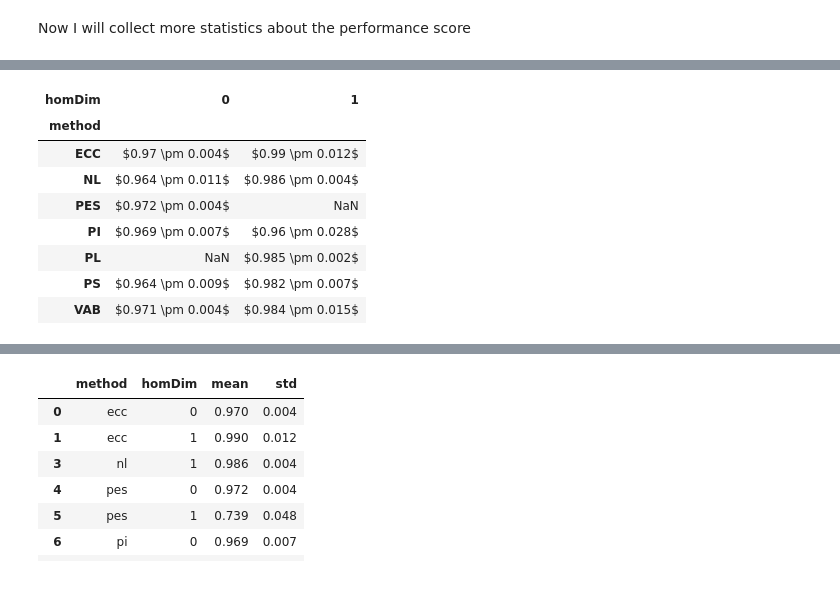
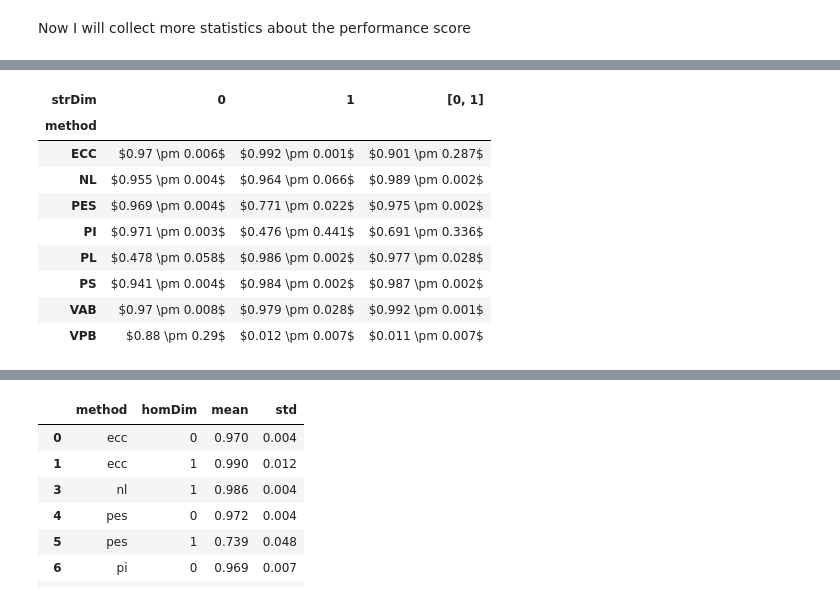
Before and after one commit to ALuchinsky/vpb_python, a Jupyter notebook: python/test_TDAvectorizer.ipynb, the cells around one changed output, grey strips where cells are left out. Cells and saved outputs as stored; diff of their text form; code cells hidden in the pictures.

```diff
--- a/python/test_TDAvectorizer.ipynb
+++ b/python/test_TDAvectorizer.ipynb
@@ -379,0 +337,7 @@ Saving figure to ../paper/figs/cor_plt.png
+# %%
+for i, method in enumerate(methodList):
+    ax = plt.subplot(3, 3, i+1)
+    computeScore(vect2, ratList, method, homDim = 1, plot = True, ax = ax, seed = 42)
+plt.suptitle("Dim = 1")
+plt.tight_layout()
+save_figure("cor_plt_dim1")
@@ -379,0 +347,7 @@ Saving figure to ../paper/figs/cor_plt.png
+# %%
+for i, method in enumerate(methodList):
+    ax = plt.subplot(3, 3, i+1)
+    computeScore(vect2, ratList, method, homDim = [0,1], plot = True, ax = ax, seed = 42)
+plt.suptitle("Dim = [0,1]")
+plt.tight_layout()
+save_figure("cor_plt_dim01")
@@ -388,7 +366,7 @@ nSim = 10
 totalTime = timer()
 for iSim in range(nSim):
     start = timer()
-    print(iSim+1, " / ", nSim, end = " ")
+    print(iSim+1, "/", nSim, end = " ")
     print("|", end = "")
     ratList = np.random.uniform(-0.5, 0.5, 10**3)
     clouds = []
@@ -398,11 +376,12 @@ for iSim in range(nSim):
     vect2.fit(clouds)
 
     print("*", end = "")
-    for homDim in [0, 1]:
+    for homDim in [0, 1, [0,1]]:
         for i, method in enumerate(methodList):
             score = computeScore(vect2, ratList, method, homDim = homDim, plot = False)
             df = pd.concat([df, pd.DataFrame({"method": [method], "homDim": [homDim], "score": score})])
             print(".", end = "")
+        print("=", end = "")
     end = timer()
     print(f"| {round(end - start, 2)}")
 totalEnd = timer()
@@ -433,21 +402,24 @@ df.shape
+# %%
+df["strDim"] = df["homDim"].astype(str)
 # %%
-dfSum = df.query("0.9 < score < 1.0").\
-    groupby(["method", "homDim"]).agg(mean = ("score", "mean"), std=("score", "std")).round(3)
+dfSum = df.\
+    groupby(["method", "strDim"]).agg(mean = ("score", "mean"), std=("score", "std")).round(3)
 dfSum["me"] = dfSum.apply(lambda r: "$"+str(r["mean"])+" \\pm "+str(r["std"])+"$", axis = 1)
 dfSum = dfSum["me"].reset_index()
 dfSum["method"] = dfSum["method"].str.upper()
-dfSum = dfSum.pivot(index = "method", columns="homDim", values="me")
+dfSum = dfSum.pivot(index = "method", columns="strDim", values="me")
 dfSum
 # %% [output]
-| homDim | 0 | 1 |
-| method |  |  |
-| ECC | $0.97 \pm 0.004$ | $0.99 \pm 0.012$ |
-| NL | $0.964 \pm 0.011$ | $0.986 \pm 0.004$ |
-| PES | $0.972 \pm 0.004$ | NaN |
-| PI | $0.969 \pm 0.007$ | $0.96 \pm 0.028$ |
-| PL | NaN | $0.985 \pm 0.002$ |
-| PS | $0.964 \pm 0.009$ | $0.982 \pm 0.007$ |
-| VAB | $0.971 \pm 0.004$ | $0.984 \pm 0.015$ |
+| strDim | 0 | 1 | [0, 1] |
+| method |  |  |  |
+| ECC | $0.97 \pm 0.006$ | $0.992 \pm 0.001$ | $0.901 \pm 0.287$ |
+| NL | $0.955 \pm 0.004$ | $0.964 \pm 0.066$ | $0.989 \pm 0.002$ |
+| PES | $0.969 \pm 0.004$ | $0.771 \pm 0.022$ | $0.975 \pm 0.002$ |
+| PI | $0.971 \pm 0.003$ | $0.476 \pm 0.441$ | $0.691 \pm 0.336$ |
+| PL | $0.478 \pm 0.058$ | $0.986 \pm 0.002$ | $0.977 \pm 0.028$ |
+| PS | $0.941 \pm 0.004$ | $0.984 \pm 0.002$ | $0.987 \pm 0.002$ |
+| VAB | $0.97 \pm 0.008$ | $0.979 \pm 0.028$ | $0.992 \pm 0.001$ |
+| VPB | $0.88 \pm 0.29$ | $0.012 \pm 0.007$ | $0.011 \pm 0.007$ |
 # %%
 print(dfSum.to_markdown())
 # %% [output]
```
Also changed, not shown: parts of 22 cells of this notebook, 7 other files.
